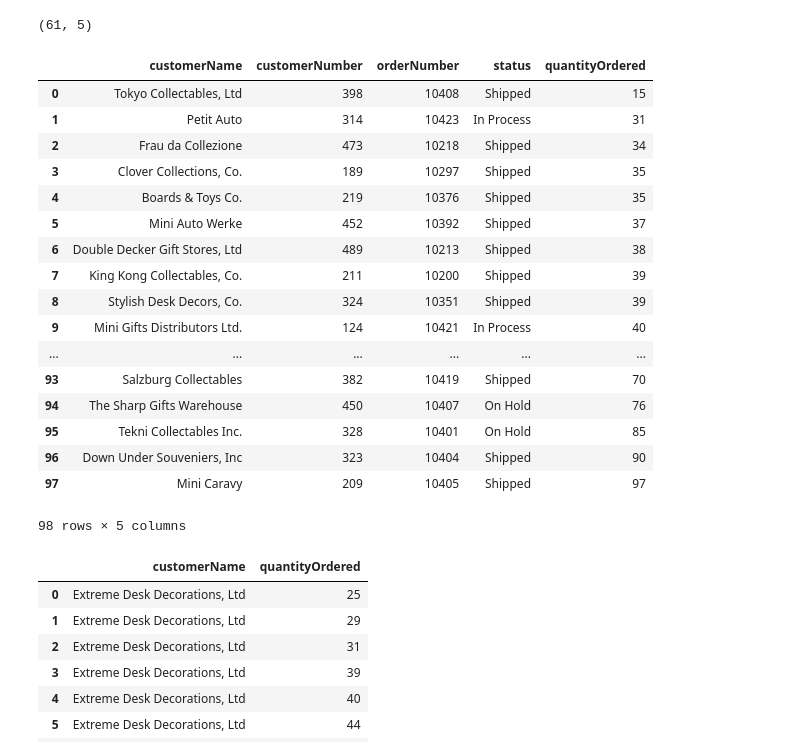
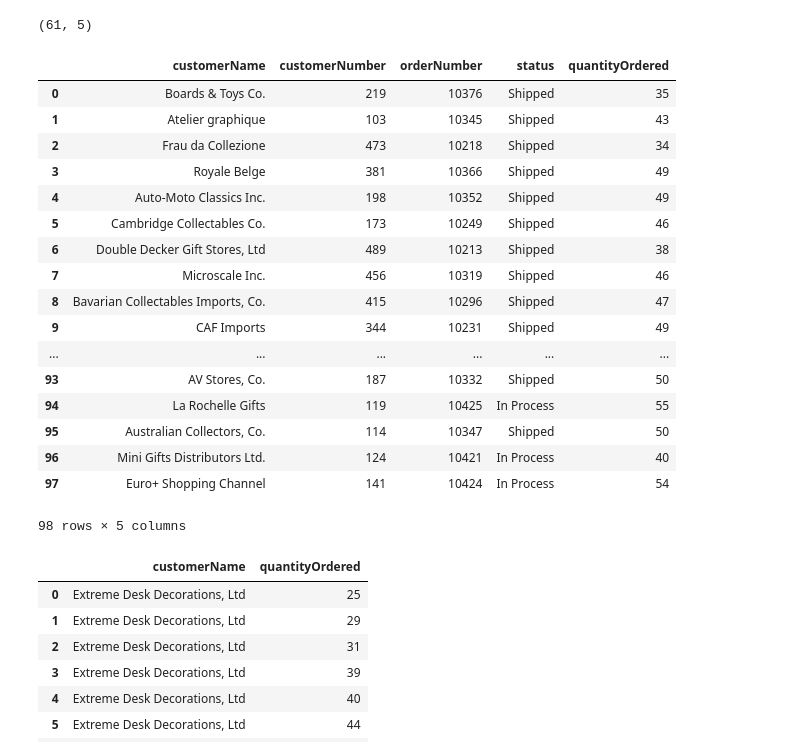
Before and after one commit to ColinFangshu/dsc-more-practice-with-sql-queries-lab-seattle-ds-career-051319, a Jupyter notebook: index.ipynb, the cells around one changed output. Drawn from its saved outputs; the diff is of its cells as text; code cells hidden in the pictures.

```diff
--- a/index.ipynb
+++ b/index.ipynb
@@ -163,35 +163,35 @@ df.shape
 # %%
 c.execute("""select customerName, customerNumber, orderNumber, status, quantityOrdered
                     from customers
                     join orders
                     using (customerNumber)
                     join orderDetails
                     using (orderNumber)
                     group by 2
                     having sum(quantityOrdered) >= 10
-                    order by quantityOrdered asc
+                    order by sum(quantityOrdered) asc
                     ;""")
 df = pd.DataFrame(c.fetchall())
 df.columns = [x[0] for x in c.description]
 df
 # %% [output]
 |  | customerName | customerNumber | orderNumber | status | quantityOrdered |
-| 0 | Tokyo Collectables, Ltd | 398 | 10408 | Shipped | 15 |
-| 1 | Petit Auto | 314 | 10423 | In Process | 31 |
+| 0 | Boards & Toys Co. | 219 | 10376 | Shipped | 35 |
+| 1 | Atelier graphique | 103 | 10345 | Shipped | 43 |
 | 2 | Frau da Collezione | 473 | 10218 | Shipped | 34 |
-| 3 | Clover Collections, Co. | 189 | 10297 | Shipped | 35 |
-| 4 | Boards & Toys Co. | 219 | 10376 | Shipped | 35 |
-| 5 | Mini Auto Werke | 452 | 10392 | Shipped | 37 |
+| 3 | Royale Belge | 381 | 10366 | Shipped | 49 |
+| 4 | Auto-Moto Classics Inc. | 198 | 10352 | Shipped | 49 |
+| 5 | Cambridge Collectables Co. | 173 | 10249 | Shipped | 46 |
 | 6 | Double Decker Gift Stores, Ltd | 489 | 10213 | Shipped | 38 |
-| 7 | King Kong Collectables, Co. | 211 | 10200 | Shipped | 39 |
-| 8 | Stylish Desk Decors, Co. | 324 | 10351 | Shipped | 39 |
-| 9 | Mini Gifts Distributors Ltd. | 124 | 10421 | In Process | 40 |
+| 7 | Microscale Inc. | 456 | 10319 | Shipped | 46 |
+| 8 | Bavarian Collectables Imports, Co. | 415 | 10296 | Shipped | 47 |
+| 9 | CAF Imports | 344 | 10231 | Shipped | 49 |
 | ... | ... | ... | ... | ... | ... |
-| 93 | Salzburg Collectables | 382 | 10419 | Shipped | 70 |
-| 94 | The Sharp Gifts Warehouse | 450 | 10407 | On Hold | 76 |
-| 95 | Tekni Collectables Inc. | 328 | 10401 | On Hold | 85 |
-| 96 | Down Under Souveniers, Inc | 323 | 10404 | Shipped | 90 |
-| 97 | Mini Caravy | 209 | 10405 | Shipped | 97 |
+| 93 | AV Stores, Co. | 187 | 10332 | Shipped | 50 |
+| 94 | La Rochelle Gifts | 119 | 10425 | In Process | 55 |
+| 95 | Australian Collectors, Co. | 114 | 10347 | Shipped | 50 |
+| 96 | Mini Gifts Distributors Ltd. | 124 | 10421 | In Process | 40 |
+| 97 | Euro+ Shopping Channel | 141 | 10424 | In Process | 54 |
 98 rows × 5 columns
 # %%
 c.execute("""select customerName, quantityOrdered
```
